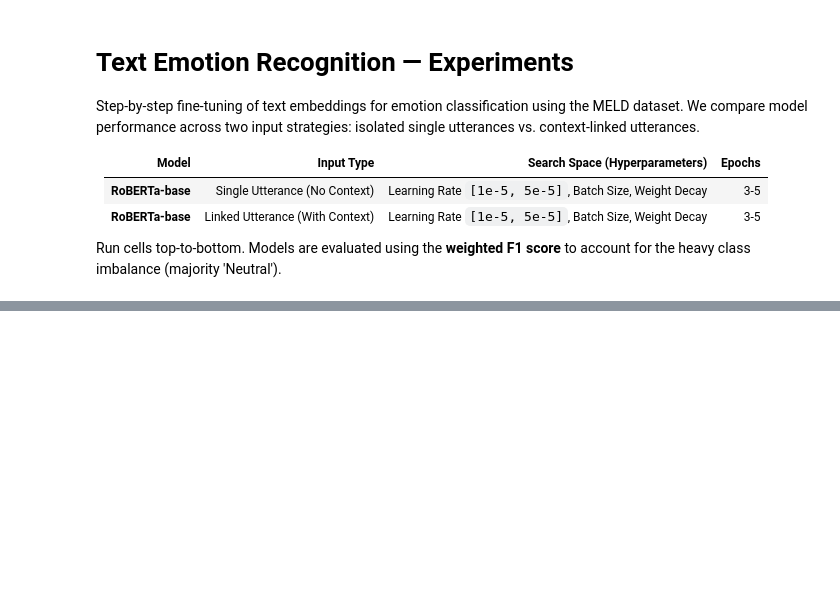
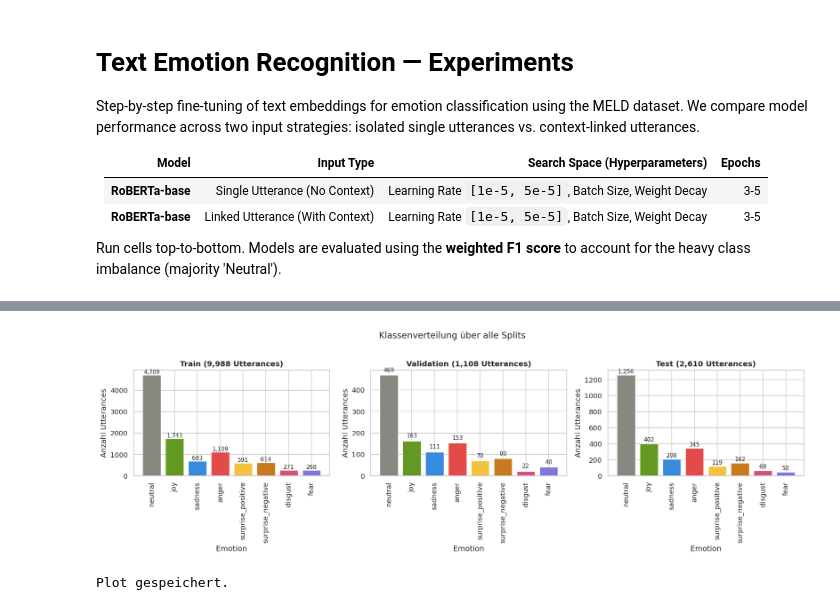
Before and after one commit to pvijayasures/NLP_P3, a Jupyter notebook: notebook/text_experiments.ipynb, the cells around one changed output, grey strips where cells are left out. Drawn from its saved outputs; the diff is of its cells as text; code cells hidden in the pictures; blank space fills up the shorter version.

```diff
--- a/notebook/text_experiments.ipynb
+++ b/notebook/text_experiments.ipynb
@@ -34,10 +34,12 @@ MODELS_DIR = Path("../data/models")
 MODELS_DIR.mkdir(parents=True, exist_ok=True)
 
 EMOTION_ORDER = ["neutral", "joy", "sadness", "anger",
-    "surprise", "disgust", "fear"]
+    "surprise_positive", "surprise_negative", "disgust", "fear"]
 
-EMOTION_COLORS = {"neutral": "#888780", "joy": "#639922", "sadness":  "#378ADD",
-    "anger": "#E24B4A", "surprise": "#EF9F27", "disgust":  "#D4537E", "fear": "#7F77DD"}
+EMOTION_COLORS = {
+    "neutral": "#888780", "joy": "#639922", "sadness":  "#378ADD",
+    "anger": "#E24B4A", "surprise_positive": "#F4C242", "surprise_negative": "#C97A1E",
+    "disgust":  "#D4537E", "fear": "#7F77DD"}
 
 # -------------------------------------------------------
 # Plotting Configuration
@@ -116,30 +137,33 @@ for _, row in unique_emotions.iterrows():
 # %%
 #viz data balance with new data structure including emotion
 
 fig, axes = plt.subplots(1, 3, figsize=(16, 5), sharey=False)
 
 for ax, (df, title) in zip(axes, [
     (train_df, "Train"), (val_df, "Validation"), (test_df, "Test")
 ]):
     counts = df["emotion"].value_counts().reindex(EMOTION_ORDER).fillna(0)
     colors = [EMOTION_COLORS[e] for e in counts.index]
     bars = ax.bar(counts.index, counts.values, color=colors, edgecolor="white", linewidth=0.8)
     ax.set_title(f"{title} ({len(df):,} Utterances)", fontweight="bold")
     ax.set_xlabel("Emotion")
     ax.set_ylabel("Anzahl Utterances")
-    ax.tick_params(axis="x", rotation=40)
+    ax.tick_params(axis="x", rotation=90)
     # Werte über den Balken
     for bar in bars:
         h = bar.get_height()
         ax.text(bar.get_x() + bar.get_width() / 2, h + 10, f"{int(h):,}",
                 ha="center", va="bottom", fontsize=9)
 
 plt.suptitle("Klassenverteilung über alle Splits", fontsize=14, y=1.02)
 plt.tight_layout()
 os.makedirs("../outputs/plots", exist_ok=True)
 plt.savefig("../outputs/plots/class_distribution.png", bbox_inches="tight")
 plt.show()
 print("Plot gespeichert.")
+# %% [output]
+[figure, added]
+Plot gespeichert.
 # %%
 from transformers import RobertaTokenizer, RobertaForSequenceClassification, TrainingArguments, Trainer
 from sklearn.metrics import f1_score, accuracy_score
```
Also changed, not shown: parts of 7 cells of this notebook.
